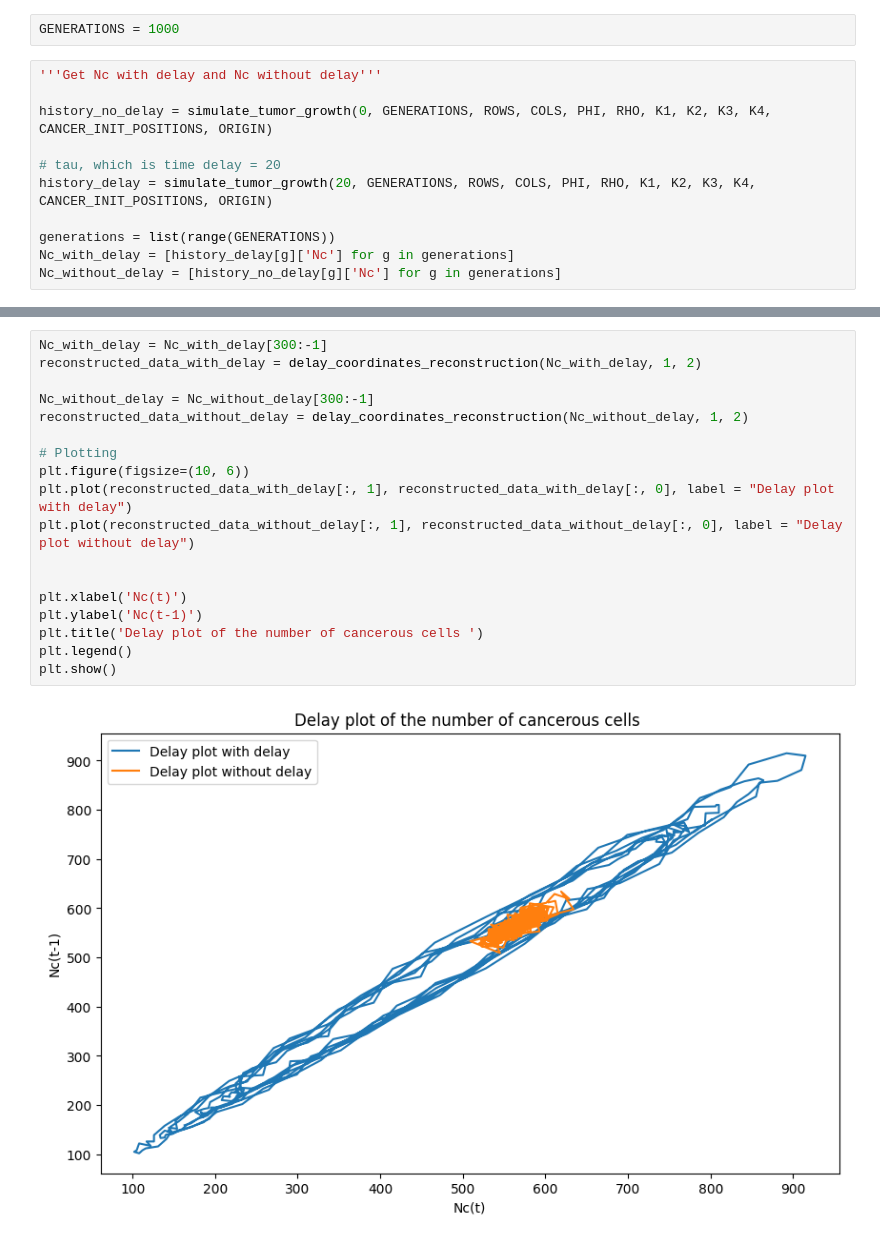
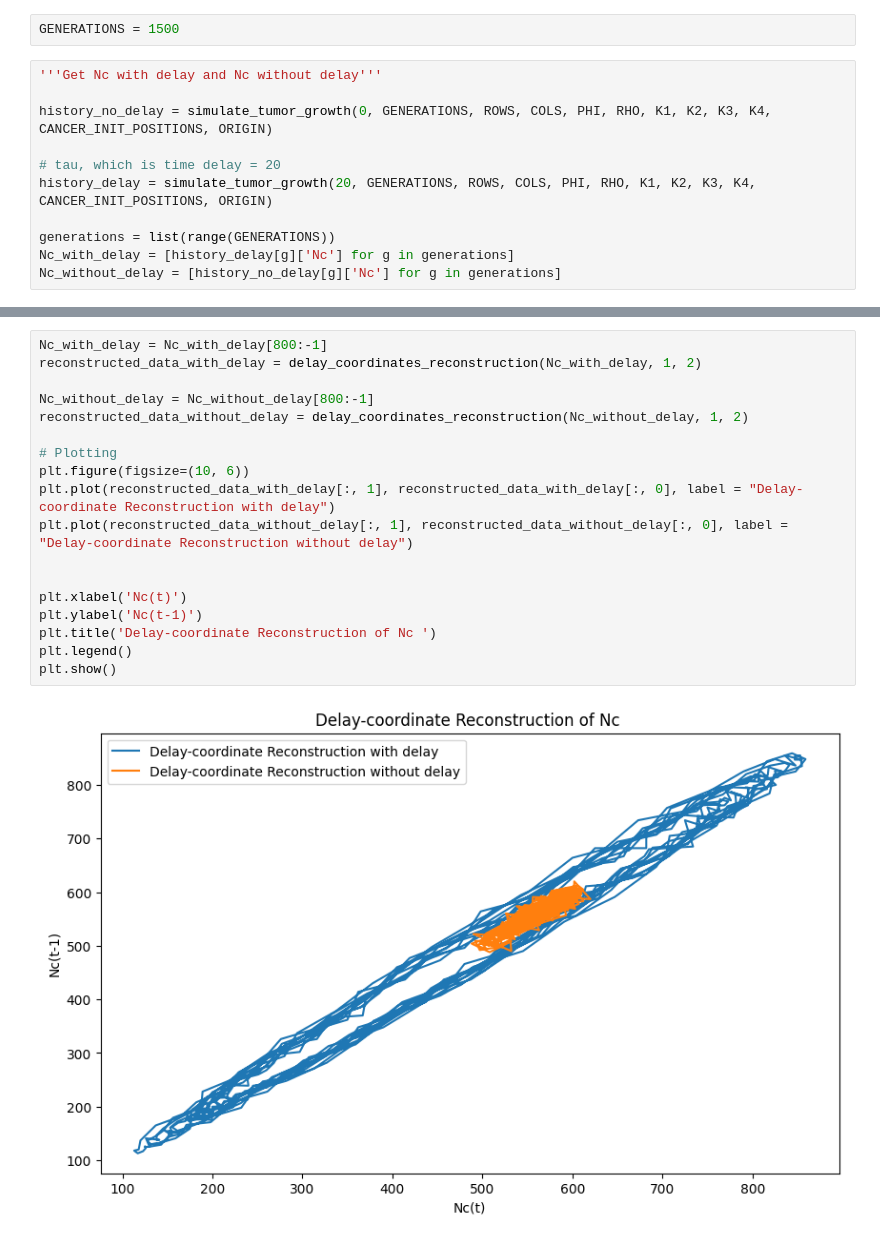
Before and after one commit to shreyaraghavendra/css_group_6, a Jupyter notebook: code/nc_vs_tau.ipynb, the cells around one changed output, grey strips where cells are left out. Drawn from its saved outputs; the diff is of its cells as text.

Commit message:
change the Delay-coordinate Reconstruction

```diff
--- a/code/nc_vs_tau.ipynb
+++ b/code/nc_vs_tau.ipynb
@@ -35,7 +35,7 @@ plt.show()
 # %% [markdown]
 # The Influence of Large τ and Delay-coordinate Reconstruction
 # %%
-GENERATIONS = 1000
+GENERATIONS = 1500
 # %%
 '''Get Nc with delay and Nc without delay'''
 
@@ -62,20 +62,20 @@ plt.show()
 # %%
-Nc_with_delay = Nc_with_delay[300:-1]
+Nc_with_delay = Nc_with_delay[800:-1]
 reconstructed_data_with_delay = delay_coordinates_reconstruction(Nc_with_delay, 1, 2)
 
-Nc_without_delay = Nc_without_delay[300:-1]
+Nc_without_delay = Nc_without_delay[800:-1]
 reconstructed_data_without_delay = delay_coordinates_reconstruction(Nc_without_delay, 1, 2)
 
 # Plotting
 plt.figure(figsize=(10, 6))
-plt.plot(reconstructed_data_with_delay[:, 1], reconstructed_data_with_delay[:, 0], label = "Delay plot with delay")
-plt.plot(reconstructed_data_without_delay[:, 1], reconstructed_data_without_delay[:, 0], label = "Delay plot without delay")
+plt.plot(reconstructed_data_with_delay[:, 1], reconstructed_data_with_delay[:, 0], label = "Delay-coordinate Reconstruction with delay")
+plt.plot(reconstructed_data_without_delay[:, 1], reconstructed_data_without_delay[:, 0], label = "Delay-coordinate Reconstruction without delay")
 
 
 plt.xlabel('Nc(t)')
 plt.ylabel('Nc(t-1)')
-plt.title('Delay plot of the number of cancerous cells ')
+plt.title('Delay-coordinate Reconstruction of Nc ')
 plt.legend()
 plt.show()
 # %% [output]
-[figure, old version]
+[figure, new version]
```
Also changed, not shown: parts of 1 cell of this notebook.
